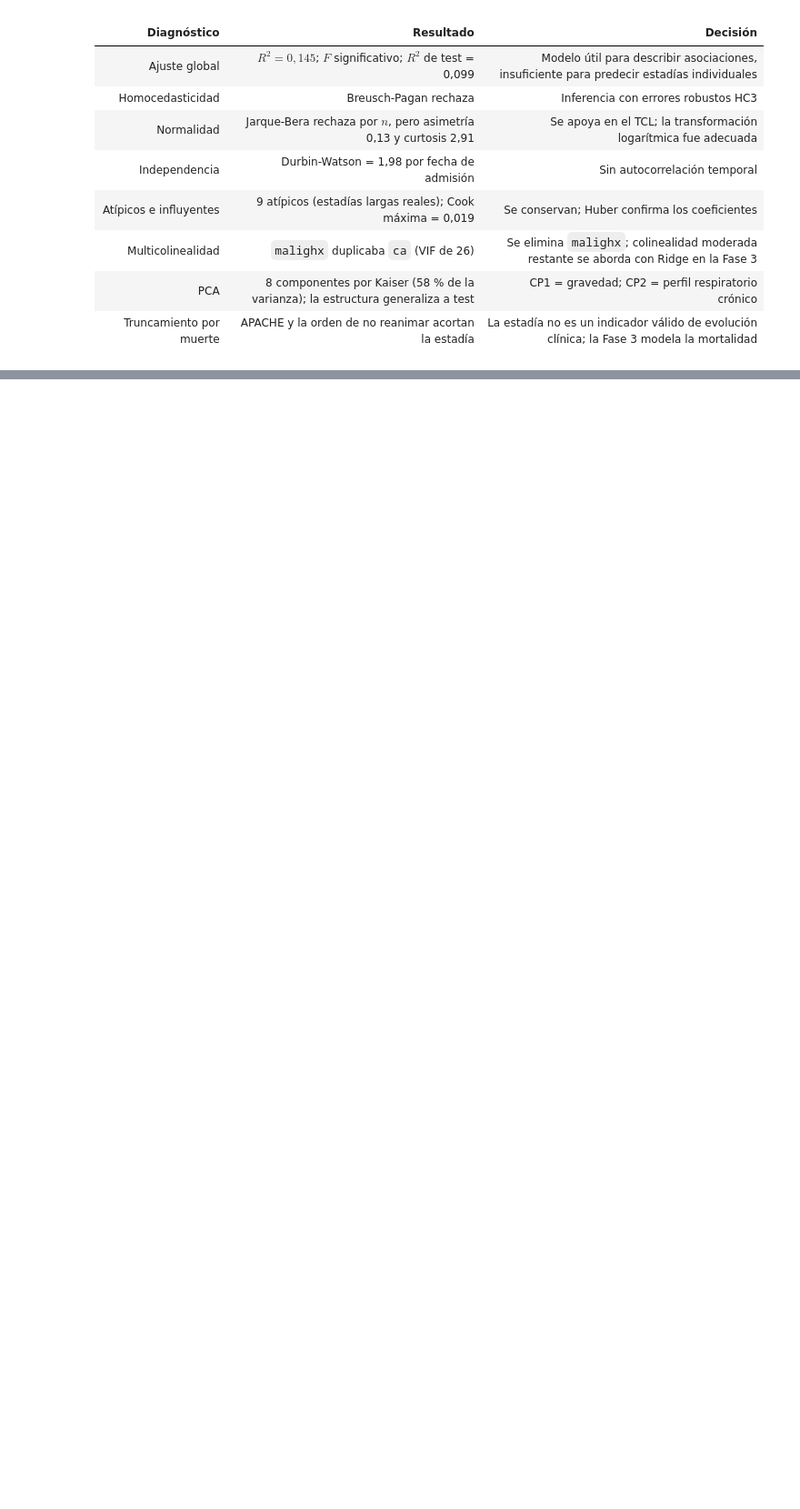
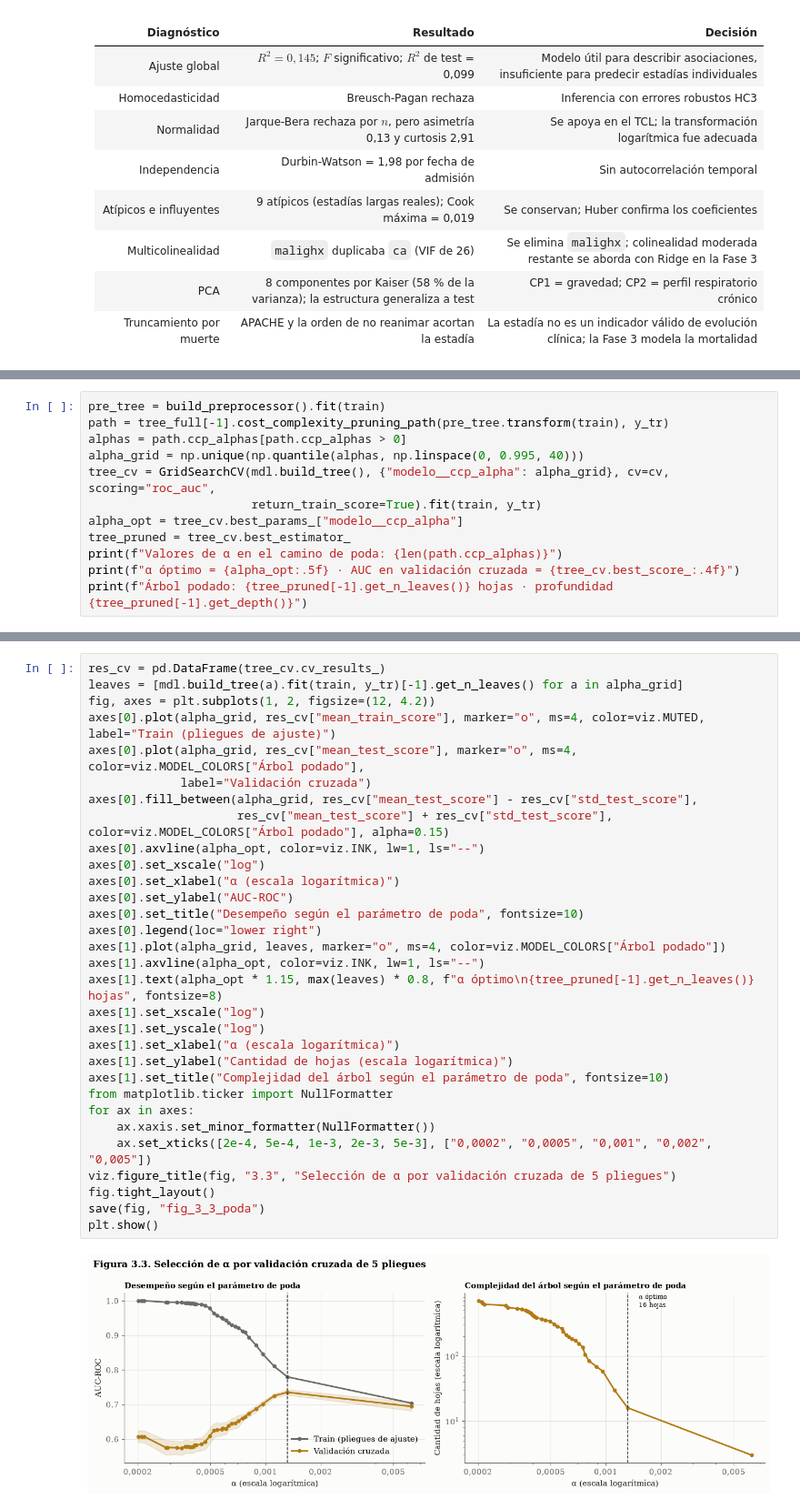
Before and after one commit to Valentina-Bolivar/tp-integrador-rhc, a Jupyter notebook: notebooks/TP_Integrador_Final.ipynb, the cells around one changed output, grey strips where cells are left out. Shown at 91% size. Saved outputs shown, nothing was run; the diff lists cells and outputs as text; blank space fills up the shorter version.

```diff
--- a/notebooks/TP_Integrador_Final.ipynb
+++ b/notebooks/TP_Integrador_Final.ipynb
@@ -1099,0 +1311,12 @@ Para la dirección médica, el plano CP1-CP2 resume en dos ejes interpretables l
+# %%
+pre_tree = build_preprocessor().fit(train)
+path = tree_full[-1].cost_complexity_pruning_path(pre_tree.transform(train), y_tr)
+alphas = path.ccp_alphas[path.ccp_alphas > 0]
+alpha_grid = np.unique(np.quantile(alphas, np.linspace(0, 0.995, 40)))
+tree_cv = GridSearchCV(mdl.build_tree(), {"modelo__ccp_alpha": alpha_grid}, cv=cv, scoring="roc_auc",
+                       return_train_score=True).fit(train, y_tr)
+alpha_opt = tree_cv.best_params_["modelo__ccp_alpha"]
+tree_pruned = tree_cv.best_estimator_
+print(f"Valores de α en el camino de poda: {len(path.ccp_alphas)}")
+print(f"α óptimo = {alpha_opt:.5f} · AUC en validación cruzada = {tree_cv.best_score_:.4f}")
+print(f"Árbol podado: {tree_pruned[-1].get_n_leaves()} hojas · profundidad {tree_pruned[-1].get_depth()}")
@@ -1099,0 +1327,33 @@ Para la dirección médica, el plano CP1-CP2 resume en dos ejes interpretables l
+# %%
+res_cv = pd.DataFrame(tree_cv.cv_results_)
+leaves = [mdl.build_tree(a).fit(train, y_tr)[-1].get_n_leaves() for a in alpha_grid]
+fig, axes = plt.subplots(1, 2, figsize=(12, 4.2))
+axes[0].plot(alpha_grid, res_cv["mean_train_score"], marker="o", ms=4, color=viz.MUTED, label="Train (pliegues de ajuste)")
+axes[0].plot(alpha_grid, res_cv["mean_test_score"], marker="o", ms=4, color=viz.MODEL_COLORS["Árbol podado"],
+             label="Validación cruzada")
+axes[0].fill_between(alpha_grid, res_cv["mean_test_score"] - res_cv["std_test_score"],
+                     res_cv["mean_test_score"] + res_cv["std_test_score"], color=viz.MODEL_COLORS["Árbol podado"], alpha=0.15)
+axes[0].axvline(alpha_opt, color=viz.INK, lw=1, ls="--")
+axes[0].set_xscale("log")
+axes[0].set_xlabel("α (escala logarítmica)")
+axes[0].set_ylabel("AUC-ROC")
+axes[0].set_title("Desempeño según el parámetro de poda", fontsize=10)
+axes[0].legend(loc="lower right")
+axes[1].plot(alpha_grid, leaves, marker="o", ms=4, color=viz.MODEL_COLORS["Árbol podado"])
+axes[1].axvline(alpha_opt, color=viz.INK, lw=1, ls="--")
+axes[1].text(alpha_opt * 1.15, max(leaves) * 0.8, f"α óptimo\n{tree_pruned[-1].get_n_leaves()} hojas", fontsize=8)
+axes[1].set_xscale("log")
+axes[1].set_yscale("log")
+axes[1].set_xlabel("α (escala logarítmica)")
+axes[1].set_ylabel("Cantidad de hojas (escala logarítmica)")
+axes[1].set_title("Complejidad del árbol según el parámetro de poda", fontsize=10)
+from matplotlib.ticker import NullFormatter
+for ax in axes:
+    ax.xaxis.set_minor_formatter(NullFormatter())
+    ax.set_xticks([2e-4, 5e-4, 1e-3, 2e-3, 5e-3], ["0,0002", "0,0005", "0,001", "0,002", "0,005"])
+viz.figure_title(fig, "3.3", "Selección de α por validación cruzada de 5 pliegues")
+fig.tight_layout()
+save(fig, "fig_3_3_poda")
+plt.show()
+# %% [output]
+[figure, added]
```
Also changed, not shown: parts of 34 cells of this notebook, 16 other files.
